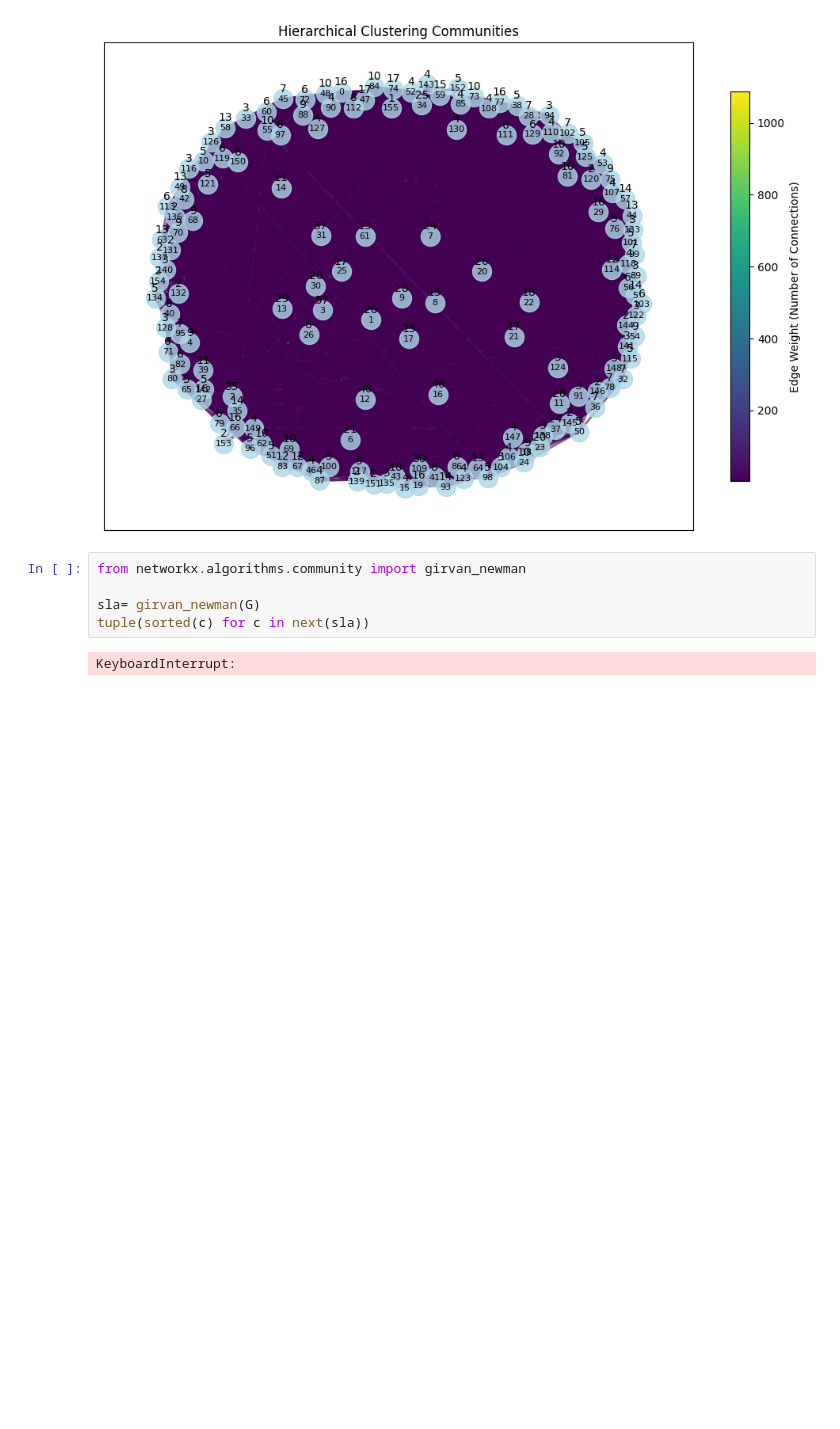
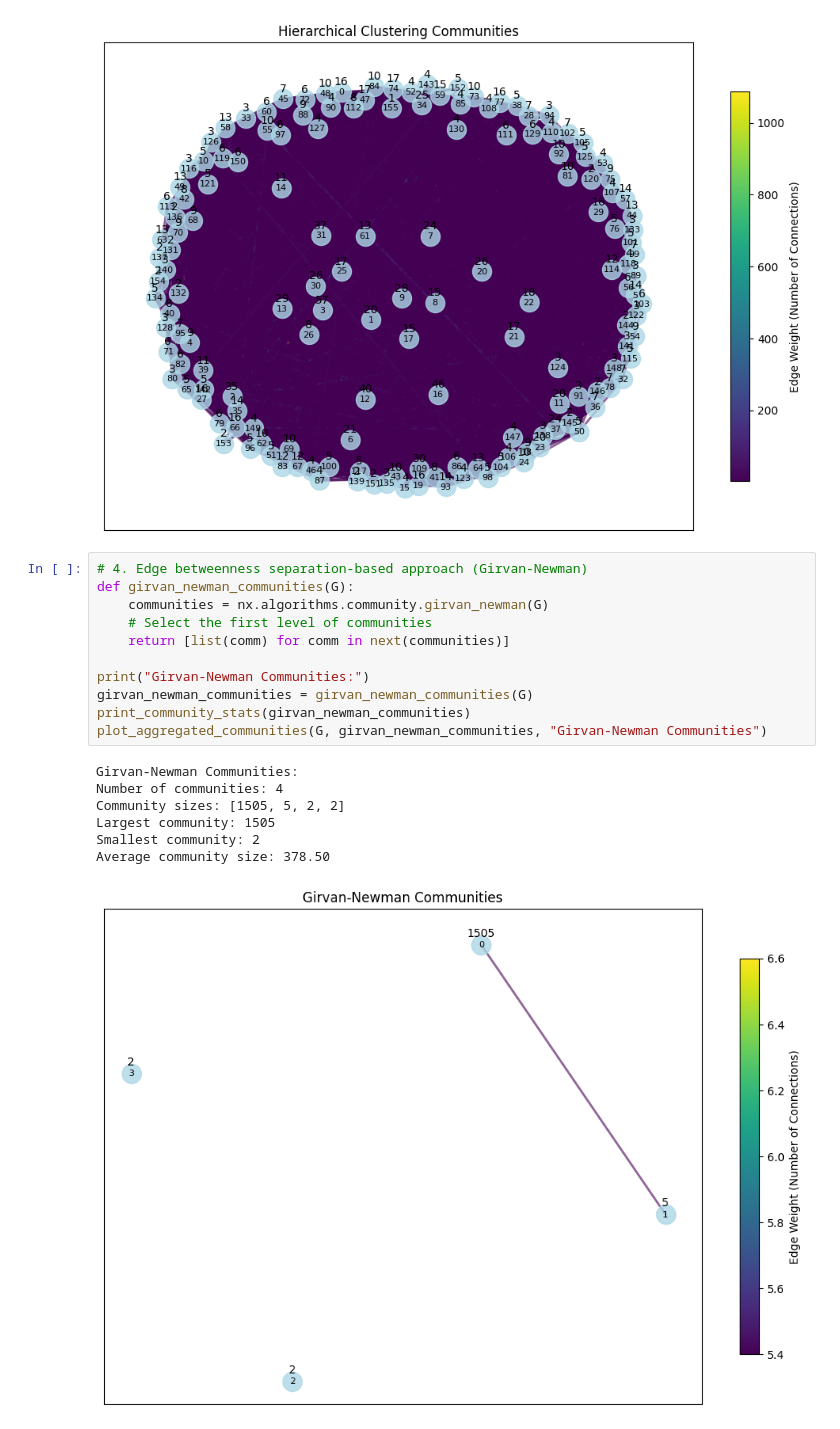
Before and after one commit to kiyoshi2000/GraphMining, a Jupyter notebook: DrugInteraction.ipynb, the cells around one changed output. Cells and saved outputs as stored; diff of their text form; blank space fills up the shorter version.

Commit message:
finished community

```diff
--- a/DrugInteraction.ipynb
+++ b/DrugInteraction.ipynb
@@ -645,13 +647,25 @@ Largest community: 57
 Smallest community: 1
 Average community size: 9.68
 [figure]
-# %%
-from networkx.algorithms.community import girvan_newman
-
-sla= girvan_newman(G)
-tuple(sorted(c) for c in next(sla))
-# %% [output]
-KeyboardInterrupt:
+# %%
+# 4. Edge betweenness separation-based approach (Girvan-Newman)
+def girvan_newman_communities(G):
+    communities = nx.algorithms.community.girvan_newman(G)
+    # Select the first level of communities
+    return [list(comm) for comm in next(communities)]
+
+print("Girvan-Newman Communities:")
+girvan_newman_communities = girvan_newman_communities(G)
+print_community_stats(girvan_newman_communities)
+plot_aggregated_communities(G, girvan_newman_communities, "Girvan-Newman Communities")
+# %% [output]
+Girvan-Newman Communities:
+Number of communities: 4
+Community sizes: [1505, 5, 2, 2]
+Largest community: 1505
+Smallest community: 2
+Average community size: 378.50
+[figure, added]
 # %%
 # Compare communities using modularity
 def compare_modularity(G, communities):
```
Also changed, not shown: parts of 4 cells of this notebook.
